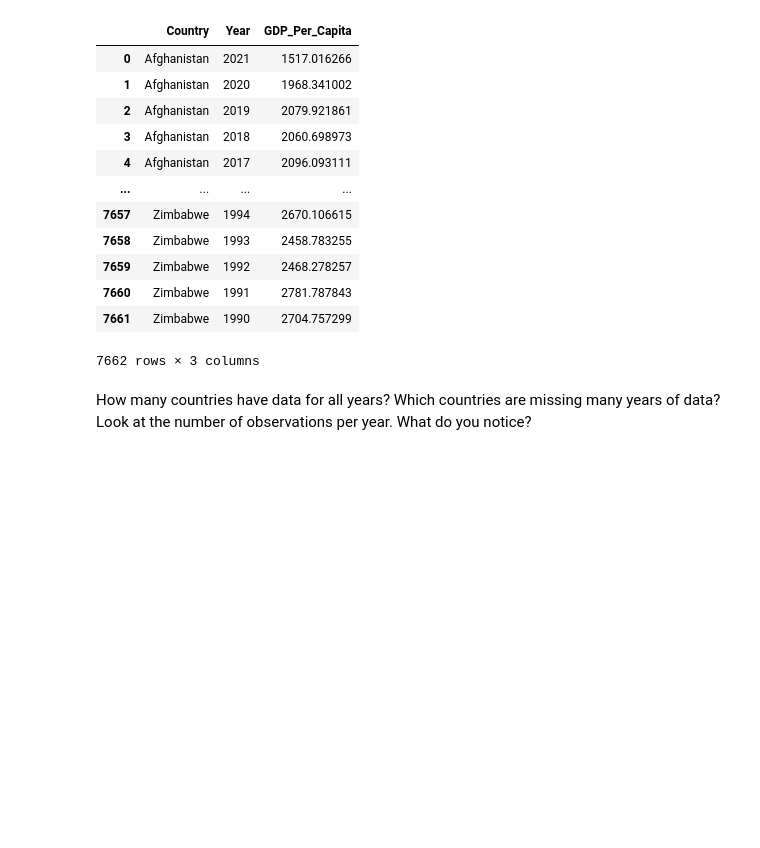
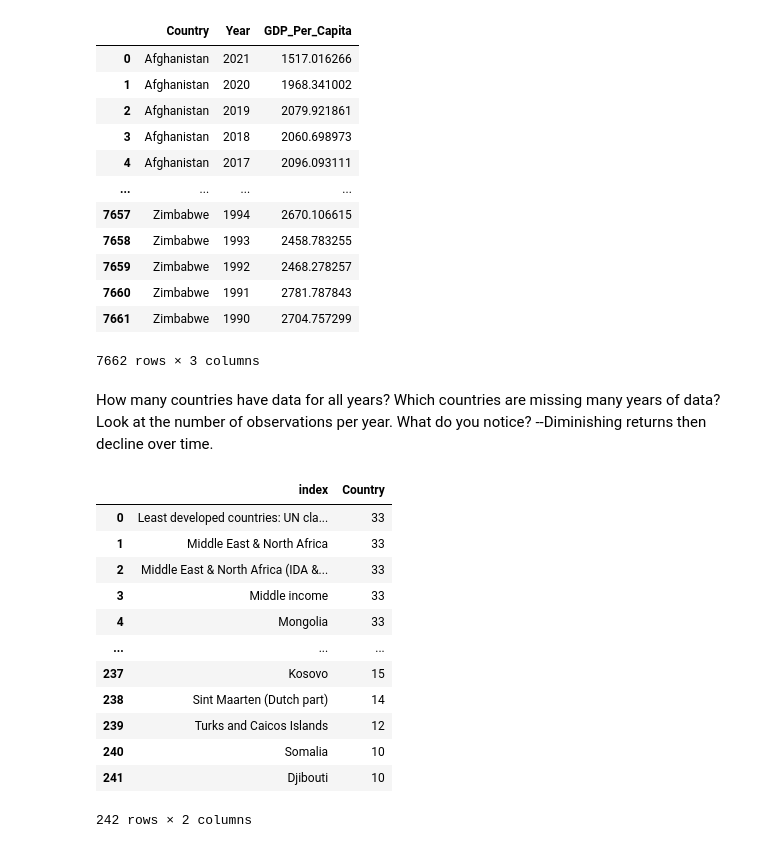
Before and after one commit to NSS-Data-Analytics-Cohort-10/gdp-and-internet-usage-ekinnard23, a Jupyter notebook: notebooks/gdp_and_internet_usage_eddie_kinnard.ipynb, the cells around one changed output. Cells and saved outputs as stored; diff of their text form; code cells hidden in the pictures; blank space fills up the shorter version.

```diff
--- a/notebooks/gdp_and_internet_usage_eddie_kinnard.ipynb
+++ b/notebooks/gdp_and_internet_usage_eddie_kinnard.ipynb
@@ -57,5 +57,3 @@ gdp_df
 | 7660 | Zimbabwe | 1991 | 2781.787843 |
 | 7661 | Zimbabwe | 1990 | 2704.757299 |
 7662 rows × 3 columns
-# %% [markdown]
-How many countries have data for all years? Which countries are missing many years of data? Look at the number of observations per year. What do you notice?
@@ -63,0 +60,20 @@ country_count = gdp_df.Country.value_counts()
+# %% [markdown]
+How many countries have data for all years? Which countries are missing many years of data? Look at the number of observations per year. What do you notice?
+--Diminishing returns then decline over time.
+# %%
+country_count = gdp_df.Country.value_counts().to_frame().reset_index()
+country_count
+# %% [output]
+|  | index | Country |
+| 0 | Least developed countries: UN cla... | 33 |
+| 1 | Middle East & North Africa | 33 |
+| 2 | Middle East & North Africa (IDA &... | 33 |
+| 3 | Middle income | 33 |
+| 4 | Mongolia | 33 |
+| ... | ... | ... |
+| 237 | Kosovo | 15 |
+| 238 | Sint Maarten (Dutch part) | 14 |
+| 239 | Turks and Caicos Islands | 12 |
+| 240 | Somalia | 10 |
+| 241 | Djibouti | 10 |
+242 rows × 2 columns
```
Also changed, not shown: parts of 7 cells of this notebook.
